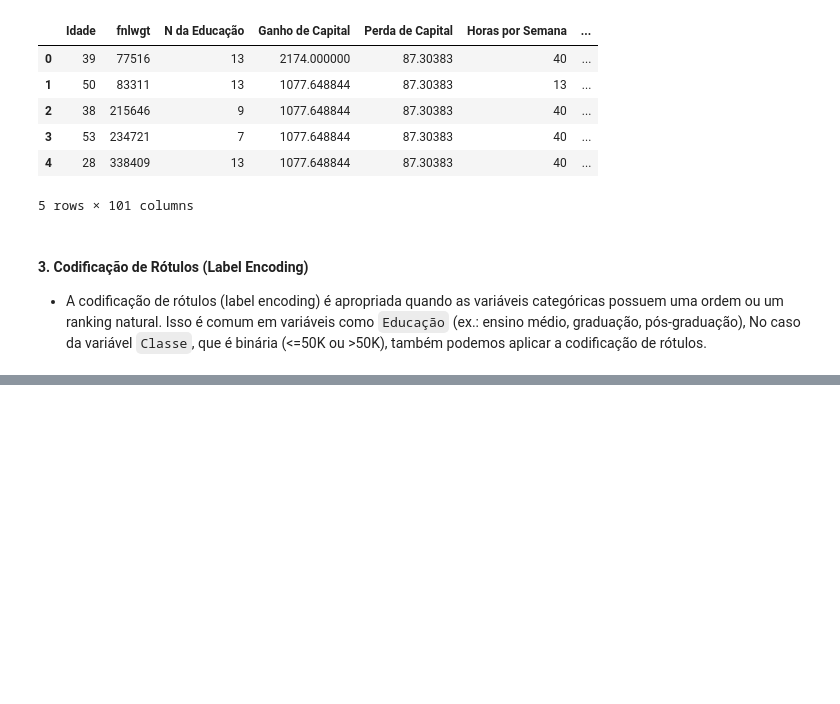
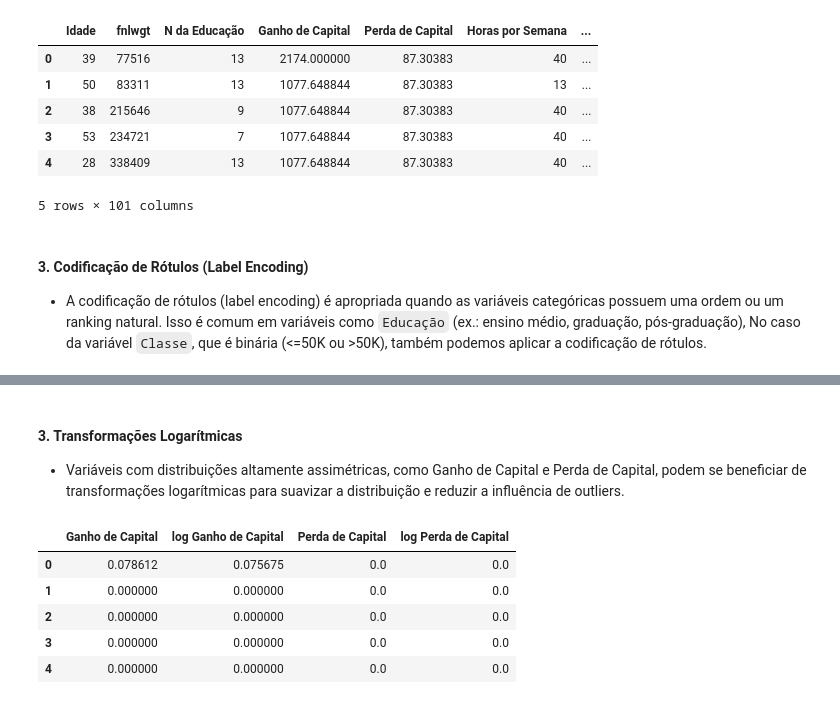
Before and after one commit to lucass235/Analise_dados_pos, a Jupyter notebook: scripts/Preparacao_dos_dados.ipynb, the cells around one changed output, grey strips where cells are left out. Cells and saved outputs as stored; diff of their text form; code cells hidden in the pictures; blank space fills up the shorter version.

```diff
--- a/scripts/Preparacao_dos_dados.ipynb
+++ b/scripts/Preparacao_dos_dados.ipynb
@@ -260,0 +254,9 @@ Error:
+# %%
+from sklearn.preprocessing import StandardScaler
+
+# Padronização das variáveis numéricas
+scaler = StandardScaler()
+data[['Idade', 'N da Educação', 'Horas por Semana']] = scaler.fit_transform(data[['Idade', 'N da Educação', 'Horas por Semana']])
+
+# Exibindo as primeiras linhas para verificar o resultado
+data[['Idade', 'N da Educação', 'Horas por Semana']].head()
@@ -260,0 +270,9 @@ Error:
+# %%
+from sklearn.preprocessing import MinMaxScaler
+
+# Normalização das variáveis com valores assimétricos
+minmax_scaler = MinMaxScaler()
+data[['Ganho de Capital', 'Perda de Capital', 'fnlwgt']] = minmax_scaler.fit_transform(data[['Ganho de Capital', 'Perda de Capital', 'fnlwgt']])
+
+# Exibindo as primeiras linhas para verificar o resultado
+data[['Ganho de Capital', 'Perda de Capital', 'fnlwgt']].head()
@@ -260,0 +299,6 @@ Error:
+# %%
+# Criando uma nova variável 'lifetime_work_hours'
+data['Horas por Idade'] = data['Idade'] * data['Horas por Semana']
+
+# Verificando as primeiras linhas da nova variável
+data[['Idade', 'Horas por Semana', 'Horas por Idade']].head()
@@ -260,0 +315,6 @@ Error:
+# %%
+# Criando uma nova variável 'education_hours_interaction'
+data['Interacao educacao horas'] = data['N da Educação'] * data['Horas por Semana']
+
+# Verificando as primeiras linhas da nova variável
+data[['N da Educação', 'Horas por Semana', 'Interacao educacao horas']].head()
@@ -260,0 +328,17 @@ Error:
+# %% [markdown]
+#### 3. Transformações Logarítmicas
+- Variáveis com distribuições altamente assimétricas, como Ganho de Capital e Perda de Capital, podem se beneficiar de transformações logarítmicas para suavizar a distribuição e reduzir a influência de outliers.
+# %%
+# Aplicando transformação logarítmica nas variáveis 'capital-gain' e 'capital-loss'
+data['log Ganho de Capital'] = np.log1p(data['Ganho de Capital'])  # log(1 + x) para evitar log(0)
+data['log Perda de Capital'] = np.log1p(data['Perda de Capital'])
+
+# Verificando as primeiras linhas das variáveis transformadas
+data[['Ganho de Capital', 'log Ganho de Capital', 'Perda de Capital', 'log Perda de Capital']].head()
+# %% [output]
+|  | Ganho de Capital | log Ganho de Capital | Perda de Capital | log Perda de Capital |
+| 0 | 0.078612 | 0.075675 | 0.0 | 0.0 |
+| 1 | 0.000000 | 0.000000 | 0.0 | 0.0 |
+| 2 | 0.000000 | 0.000000 | 0.0 | 0.0 |
+| 3 | 0.000000 | 0.000000 | 0.0 | 0.0 |
+| 4 | 0.000000 | 0.000000 | 0.0 | 0.0 |
```
Also changed, not shown: parts of 15 cells of this notebook.
